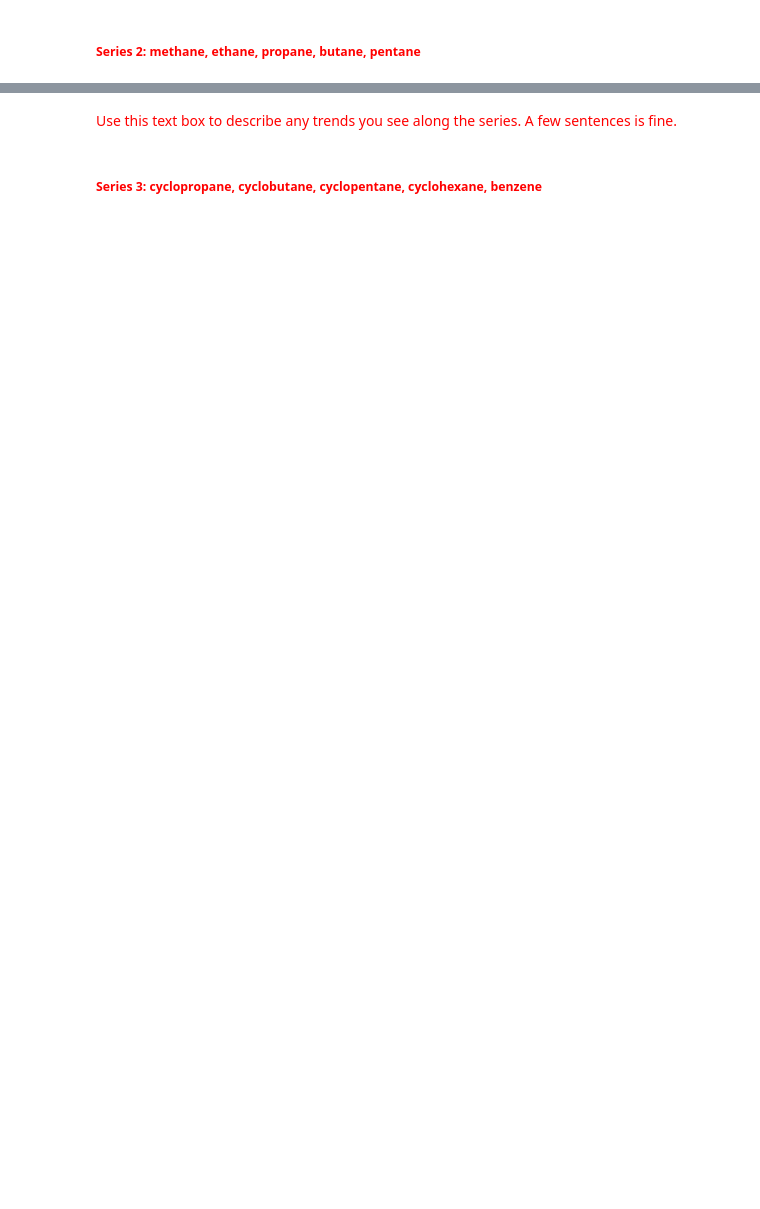
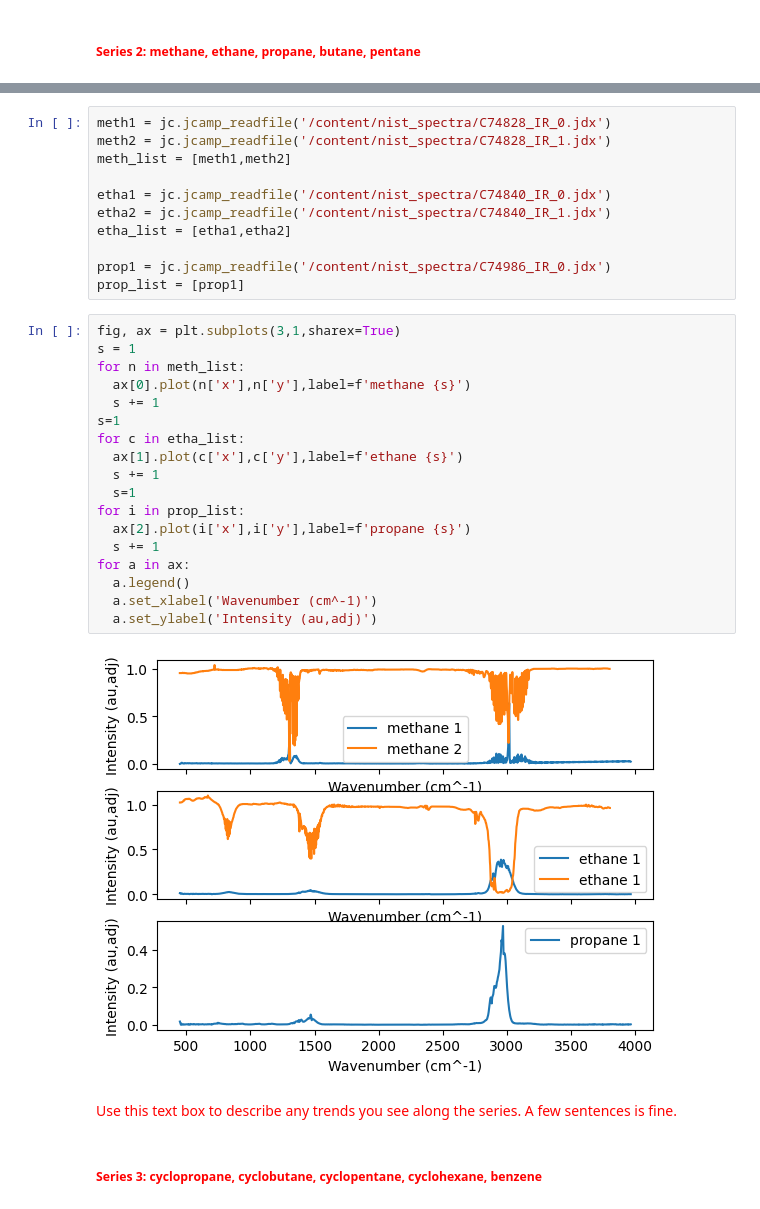
Before and after one commit to AngleKit/MSE7530Codes, a Jupyter notebook: Assignment1.ipynb, the cells around one changed output, grey strips where cells are left out. Drawn from its saved outputs; the diff is of its cells as text; blank space fills up the shorter version.

```diff
--- a/Assignment1.ipynb
+++ b/Assignment1.ipynb
@@ -180,3 +244,34 @@ ene_list = [ene1,ene2,ene3]
+# %%
+meth1 = jc.jcamp_readfile('/content/nist_spectra/C74828_IR_0.jdx')
+meth2 = jc.jcamp_readfile('/content/nist_spectra/C74828_IR_1.jdx')
+meth_list = [meth1,meth2]
+
+etha1 = jc.jcamp_readfile('/content/nist_spectra/C74840_IR_0.jdx')
+etha2 = jc.jcamp_readfile('/content/nist_spectra/C74840_IR_1.jdx')
+etha_list = [etha1,etha2]
+
+prop1 = jc.jcamp_readfile('/content/nist_spectra/C74986_IR_0.jdx')
+prop_list = [prop1]
+# %%
+fig, ax = plt.subplots(3,1,sharex=True)
+s = 1
+for n in meth_list:
+  ax[0].plot(n['x'],n['y'],label=f'methane {s}')
+  s += 1
+s=1
+for c in etha_list:
+  ax[1].plot(c['x'],c['y'],label=f'ethane {s}')
+  s += 1
+  s=1
+for i in prop_list:
+  ax[2].plot(i['x'],i['y'],label=f'propane {s}')
+  s += 1
+for a in ax:
+  a.legend()
+  a.set_xlabel('Wavenumber (cm^-1)')
+  a.set_ylabel('Intensity (au,adj)')
+# %% [output]
+[figure, added]
 # %% [markdown]
 <font color = 'red'> Use this text box to describe any trends you see along the series. A few sentences is fine.
 # %% [markdown]
```
Also changed, not shown: parts of 10 cells of this notebook.
